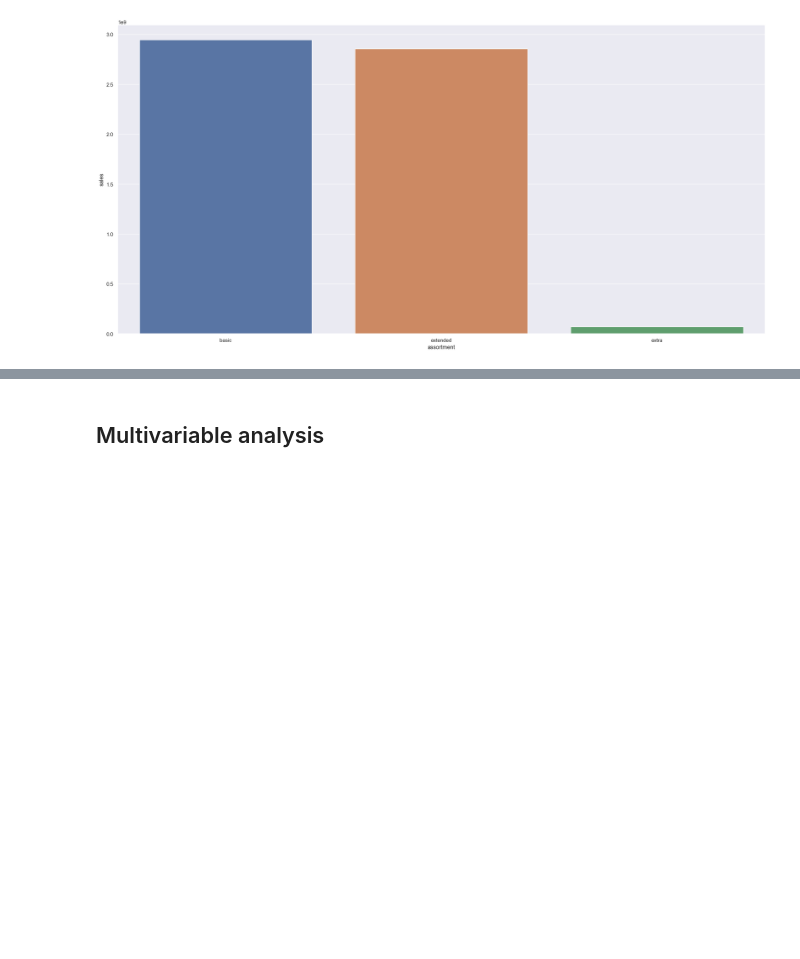
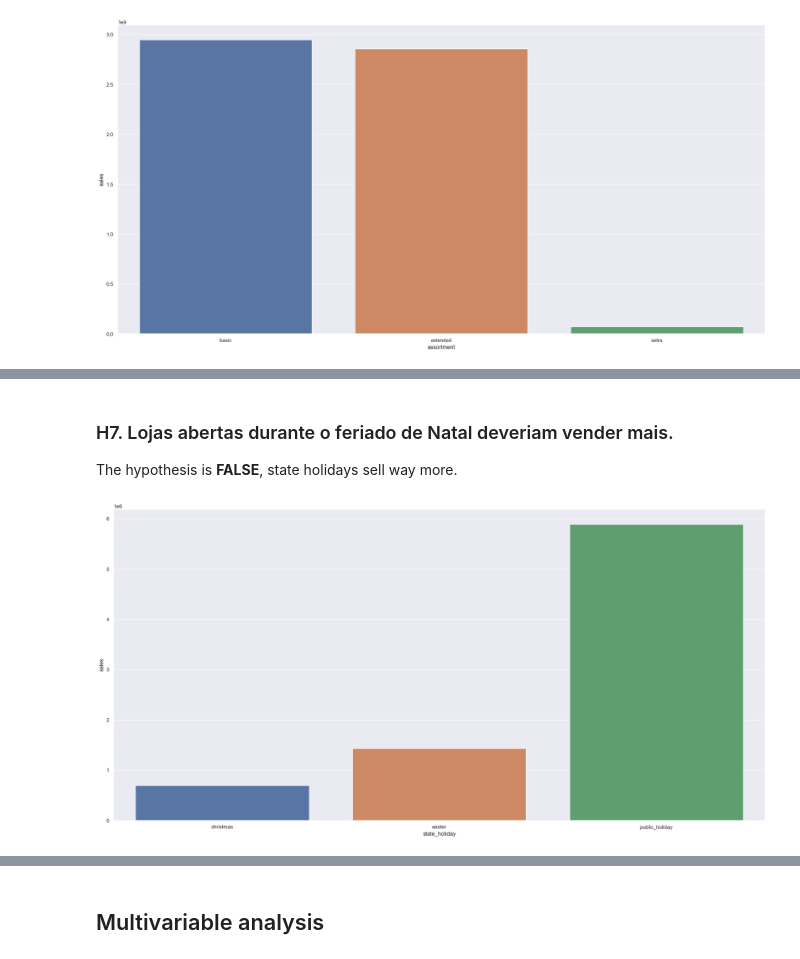
Before and after one commit to FSaladini/rossman_store_predict, a Jupyter notebook: main.ipynb, the cells around one changed output, grey strips where cells are left out. Saved outputs shown, nothing was run; the diff lists cells and outputs as text; code cells hidden in the pictures; blank space fills up the shorter version.

Commit message:
finishing all exploratory data analysis

```diff
--- a/main.ipynb
+++ b/main.ipynb
@@ -556,0 +552,10 @@ Index(['store', 'day_of_week', 'date', 'sales', 'promo', 'state_holiday',
+# %% [markdown]
+### H7. Lojas abertas durante o feriado de Natal deveriam vender mais.
+
+The hypothesis is **FALSE**, state holidays sell way more.
+# %%
+aux1 = df4[['state_holiday', 'sales']].groupby('state_holiday').sum().reset_index()
+aux1 = aux1[aux1['state_holiday'] != 'regular_day']
+sns.barplot(data = aux1, x = 'state_holiday', y = 'sales');
+# %% [output]
+[figure, added]
```
Also changed, not shown: parts of 34 cells of this notebook.
